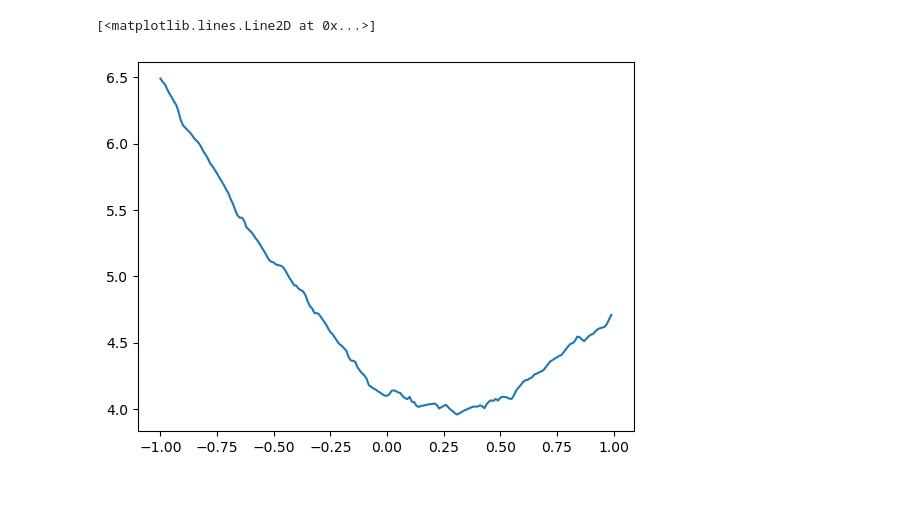
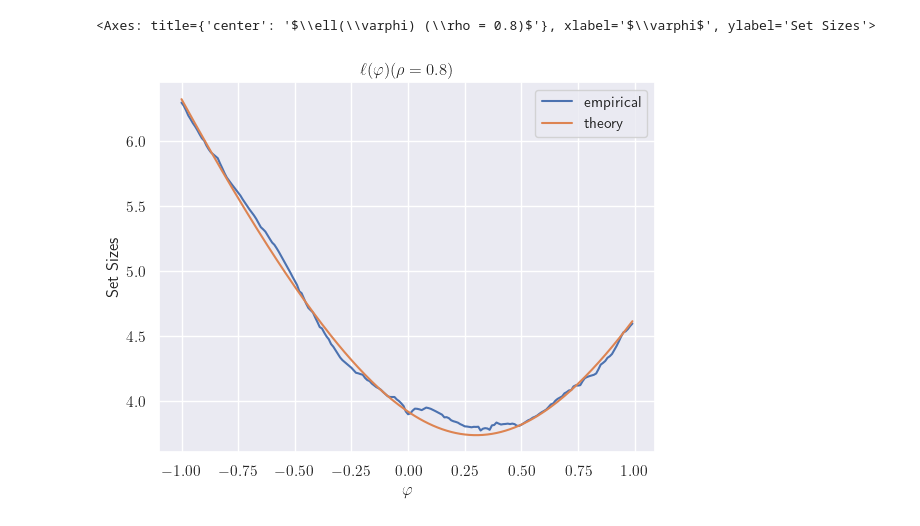
Before and after one commit to yashpatel5400/canvi, a Jupyter notebook: canvi/gaussian_toy.ipynb, the cells around one changed output. Saved outputs shown, nothing was run; the diff lists cells and outputs as text; code cells hidden in the pictures; blank space fills up the shorter version.

Commit message:
Fix constants for theory

```diff
--- a/canvi/gaussian_toy.ipynb
+++ b/canvi/gaussian_toy.ipynb
@@ -3,6 +3,15 @@ import numpy as np
 import matplotlib.pyplot as plt
 from scipy.stats import multivariate_normal
 from scipy.stats import norm
+import seaborn as sns
+import matplotlib as mpl
+import matplotlib.pyplot as plt
+
+mpl.rcParams['text.usetex'] = True
+mpl.rcParams['mathtext.fontset'] = 'stix'
+mpl.rcParams['font.family'] = 'STIXGeneral'
+
+sns.set_theme()
 # %%
 # population random variable
 rho = 0.3
@@ -38,11 +47,20 @@ def ci_len(phi):
     theta_grid[grid_scores > q_hat] = 0
     interval_lengths = np.sum(theta_grid, axis=1)
     return np.mean(interval_lengths)
+# %%
+def theory_len(phi):
+    return 2 * np.sqrt(phi ** 2 + 1 - 2 * phi * rho) * 1.96
 # %%
 phis = np.arange(-1, 1, 0.01)
-ci_lens = [ci_len(phi) for phi in phis]
+ci_lens = np.array([ci_len(phi) for phi in phis])
+theory_lens = np.array([theory_len(phi) for phi in phis])
-# %%
-plt.plot(phis, ci_lens)
-# %% [output]
-[<matplotlib.lines.Line2D at 0x...>]
-[figure, removed]
+# %%
+plt.title(r"$\ell(\varphi) (\rho = 0.8)$")
+plt.xlabel(r"$\varphi$")
+plt.ylabel("Set Sizes")
+
+sns.lineplot(x=phis, y=ci_lens, label="empirical")
+sns.lineplot(x=phis, y=theory_lens, label="theory")
+# %% [output]
+<Axes: title={'center': '$\\ell(\\varphi) (\\rho = 0.8)$'}, xlabel='$\\varphi$', ylabel='Set Sizes'>
+[figure, added]
```
